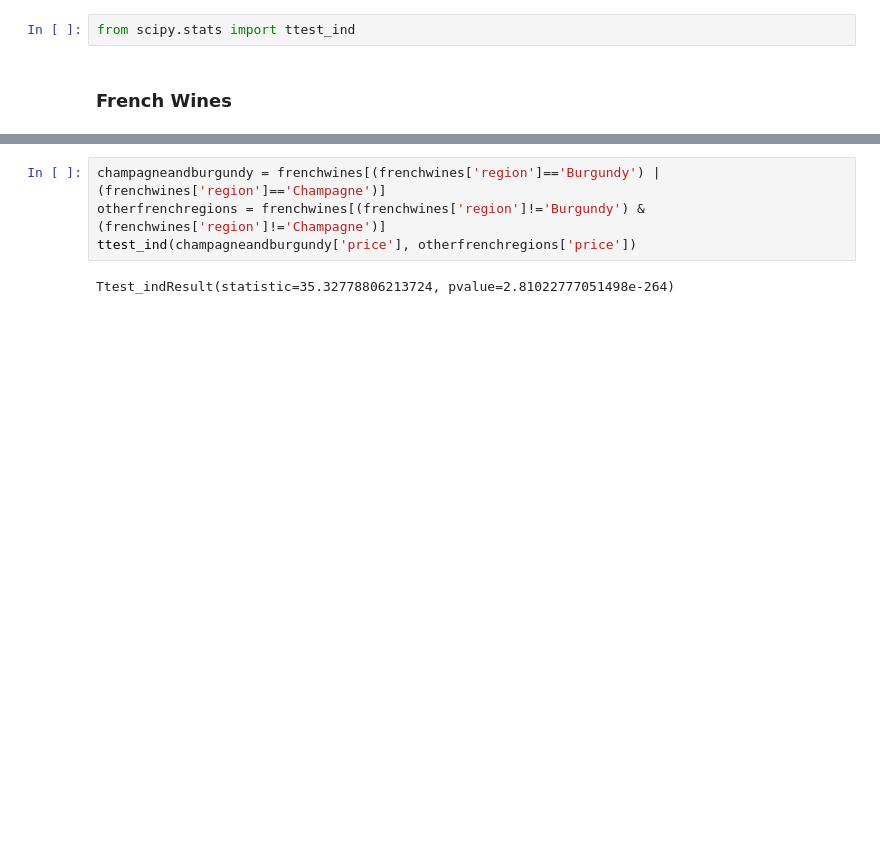
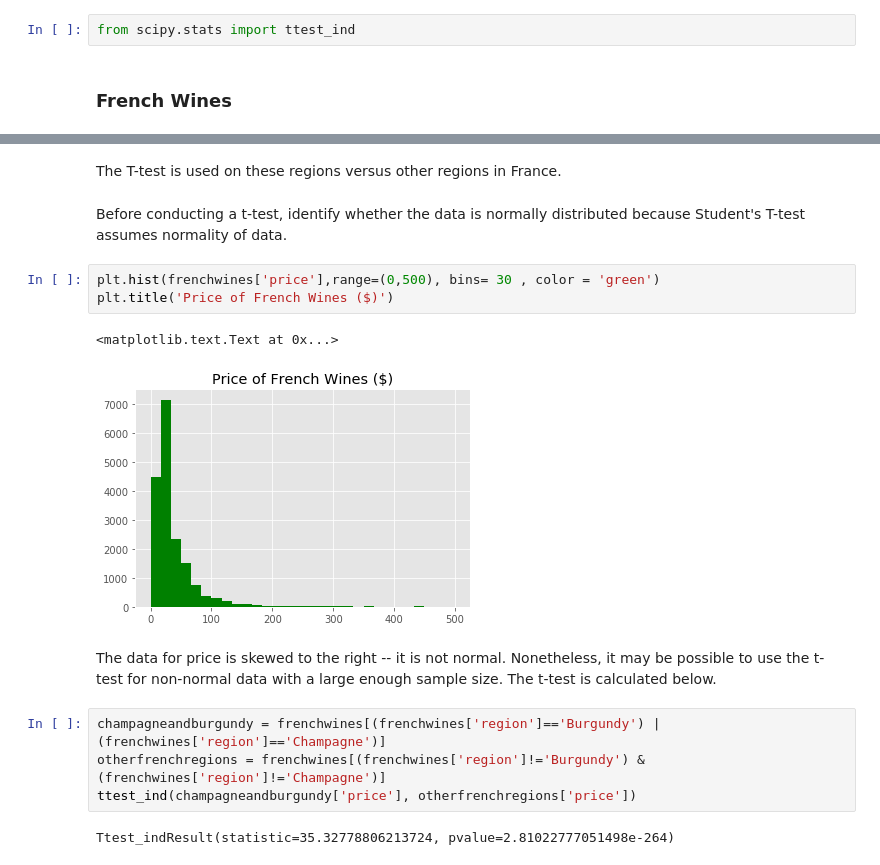
Before and after one commit to sarahrahrah/sprngbrd-mini-projects, a Jupyter notebook: capstone1/capstone-statistics.ipynb, the cells around one changed output, grey strips where cells are left out. Saved outputs shown, nothing was run; the diff lists cells and outputs as text; blank space fills up the shorter version.

```diff
--- a/capstone1/capstone-statistics.ipynb
+++ b/capstone1/capstone-statistics.ipynb
@@ -46,3 +56,15 @@ Visualizations indicated that wines from the Champagne and Burgundy regions of F
+# %% [markdown]
+The T-test is used on these regions versus other regions in France.
+# %% [markdown]
+Before conducting a t-test, identify whether the data is normally distributed because Student's T-test assumes normality of data.
+# %%
+plt.hist(frenchwines['price'],range=(0,500), bins= 30 , color = 'green')
+plt.title('Price of French Wines ($)')
+# %% [output]
+<matplotlib.text.Text at 0x...>
+[figure, added]
+# %% [markdown]
+The data for price is skewed to the right -- it is not normal.  Nonetheless, it may be possible to use the t-test for non-normal data with a large enough sample size.  The t-test is calculated below.
 # %%
 champagneandburgundy = frenchwines[(frenchwines['region']=='Burgundy') | (frenchwines['region']=='Champagne')]
 otherfrenchregions = frenchwines[(frenchwines['region']!='Burgundy') & (frenchwines['region']!='Champagne')]
```
Also changed, not shown: parts of 23 cells of this notebook.
